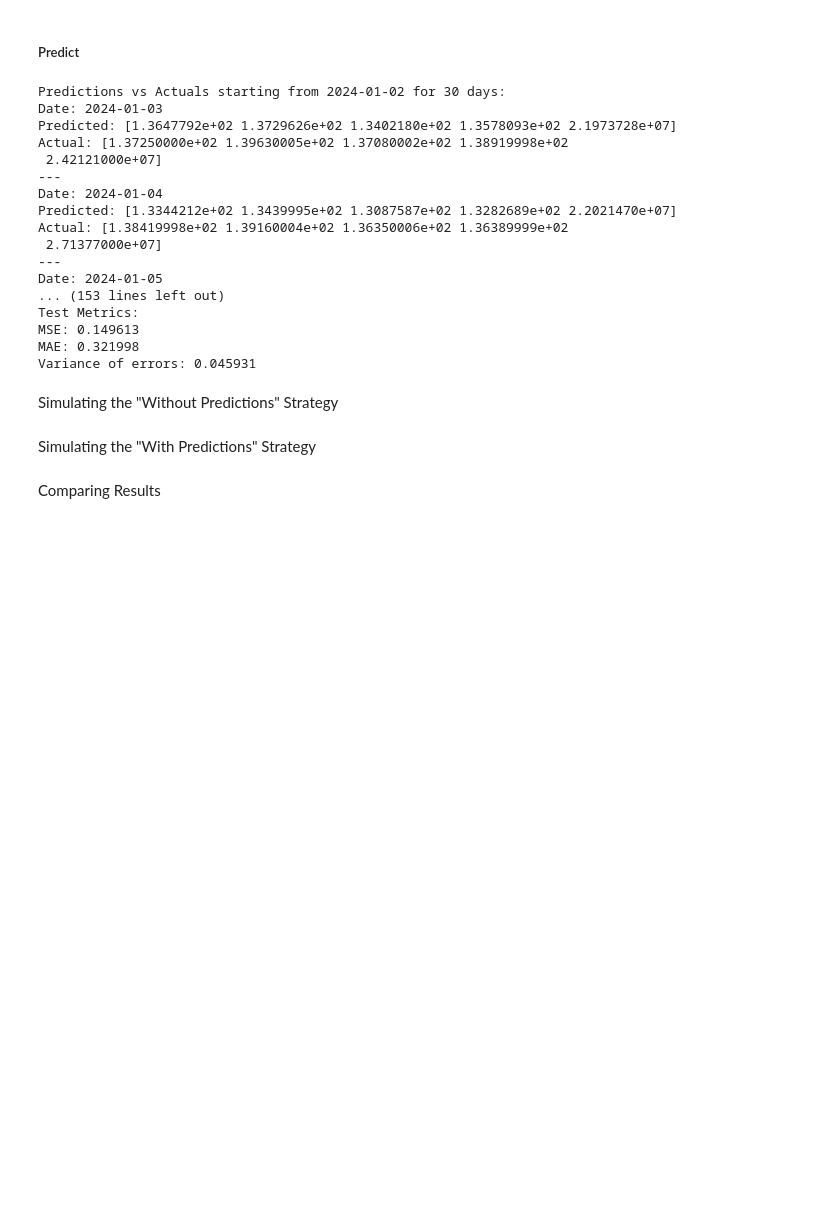
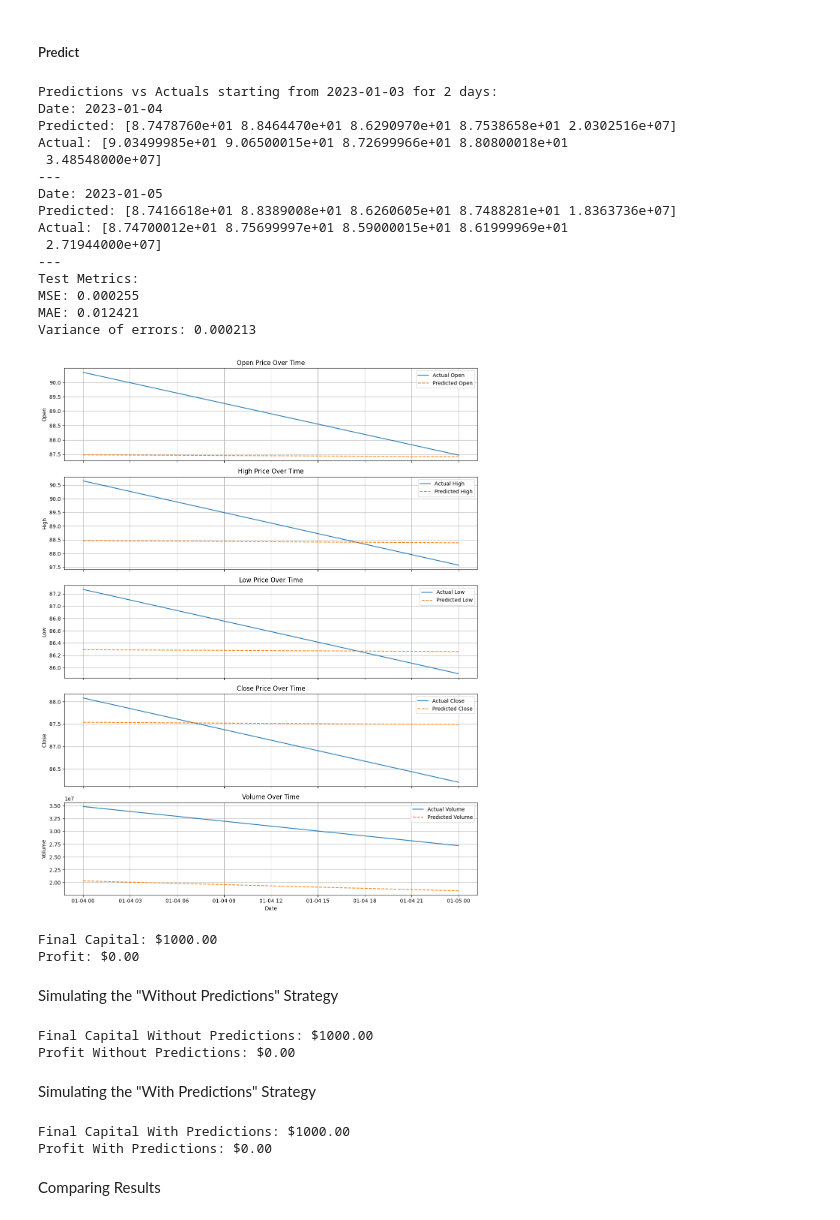
Before and after one commit to georgeslight/Algorithmic_Trading, a Jupyter notebook: experiment_2/src/app.ipynb, the cells around one changed output. Cells and saved outputs as stored; diff of their text form; code cells hidden in the pictures; blank space fills up the shorter version.

Commit message:
plottin predicted results

```diff
--- a/experiment_2/src/app.ipynb
+++ b/experiment_2/src/app.ipynb
@@ -195,9 +198,9 @@ predictor = Predictor(
 )
 
 # Specify parameters for prediction
-start_date = date(2024, 1, 2)
+start_date = date(2023, 1, 3)
 
-days_to_predict = 30
+days_to_predict = 2
 
 # Perform the prediction
 dataset = pp.load_data()  # Load the dataset to access dates
@@ -207,47 +210,58 @@ predicted_values, predicted_values_scaled = predictor.predict_future(dataset, st
 # Extract actual values for comparison
 start_index = dataset.index[dataset['Date'] == start_date][0]
 actual_values = dataset.iloc[start_index + 1:start_index + 1 + days_to_predict][['Open', 'High', 'Low', 'Close', 'Volume']].values
 actual_values_scaled = predictor.scale(actual_values).cpu().numpy()
 
 # Evaluate predictions using multiple metrics
 mse = np.mean((actual_values_scaled - predicted_values_scaled) ** 2)  # Mean Squared Error
 mae = np.mean(np.abs(actual_values_scaled - predicted_values_scaled))  # Mean Absolute Error
 variance = np.var(actual_values_scaled - predicted_values_scaled)  # Variance of errors
 
 
 # Compare predicted values with actual values
 print(f"\nPredictions vs Actuals starting from {start_date.strftime('%Y-%m-%d')} for {days_to_predict} days:")
 
 for i, (prediction, actual) in enumerate(zip(predicted_values, actual_values)):
     prediction_date = dataset.iloc[start_index + 1 + i]['Date']
     print(f"Date: {prediction_date}")
     print(f"Predicted: {prediction}")
     print(f"Actual: {actual}")
     print("---")
 
 # Print evaluation metrics
 print(f"Test Metrics:")
 print(f"MSE: {mse:.6f}")  # Mean Squared Error -> Smaller values indicate better model performance.
 print(f"MAE: {mae:.6f}")  # Mean Absolute Error -> Provides a more interpretable metric compared to MSE (does not square the errors).
 print(f"Variance of errors: {variance:.6f}")  # Variance -> Lower variance indicates that the model consistently makes predictions close to the actual values.
+
+# Plot
+plotter = DataPlotter()
+# Create a DataFrame for results
+df_results = plotter.create_results_dataframe(
+    dates=dataset["Date"].iloc[start_index + 1:start_index + 1 + days_to_predict],  # Use the dates for the prediction range
+    actuals_original=actual_values,
+    predictions_original=predicted_values
+)
+# Plot results for the prediction range
+plotter.plot_results(df_results
+)
 # %% [output]
-Predictions vs Actuals starting from 2024-01-02 for 30 days:
-Date: 2024-01-03
-Predicted: [1.3647792e+02 1.3729626e+02 1.3402180e+02 1.3578093e+02 2.1973728e+07]
-Actual: [1.37250000e+02 1.39630005e+02 1.37080002e+02 1.38919998e+02
- 2.42121000e+07]
+Predictions vs Actuals starting from 2023-01-03 for 2 days:
+Date: 2023-01-04
+Predicted: [8.7478760e+01 8.8464470e+01 8.6290970e+01 8.7538658e+01 2.0302516e+07]
+Actual: [9.03499985e+01 9.06500015e+01 8.72699966e+01 8.80800018e+01
+ 3.48548000e+07]
 ---
-Date: 2024-01-04
-Predicted: [1.3344212e+02 1.3439995e+02 1.3087587e+02 1.3282689e+02 2.2021470e+07]
-Actual: [1.38419998e+02 1.39160004e+02 1.36350006e+02 1.36389999e+02
- 2.71377000e+07]
+Date: 2023-01-05
+Predicted: [8.7416618e+01 8.8389008e+01 8.6260605e+01 8.7488281e+01 1.8363736e+07]
+Actual: [8.74700012e+01 8.75699997e+01 8.59000015e+01 8.61999969e+01
+ 2.71944000e+07]
 ---
-Date: 2024-01-05
-... (153 lines left out)
 Test Metrics:
-MSE: 0.149613
-MAE: 0.321998
-Variance of errors: 0.045931
+MSE: 0.000255
+MAE: 0.012421
+Variance of errors: 0.000213
+[figure, added]
 # %%
 # Example: Simulate profit based on predictions
 initial_capital = 1000  # Starting capital in dollars
@@ -273,6 +287,9 @@ profit = final_capital - initial_capital
 
 print(f"Final Capital: ${final_capital:.2f}")
 print(f"Profit: ${profit:.2f}")
+# %% [output]
+Final Capital: $1000.00
+Profit: $0.00
 # %% [markdown]
 Simulating the "Without Predictions" Strategy
 # %%
@@ -316,6 +333,9 @@ profit_no_predictions = final_capital_no_predictions - initial_capital
 
 print(f"Final Capital Without Predictions: ${final_capital_no_predictions:.2f}")
 print(f"Profit Without Predictions: ${profit_no_predictions:.2f}")
+# %% [output]
+Final Capital Without Predictions: $1000.00
+Profit Without Predictions: $0.00
 # %% [markdown]
 Simulating the "With Predictions" Strategy
 # %%
@@ -357,6 +377,9 @@ profit_with_predictions = final_capital_with_predictions - initial_capital
 
 print(f"Final Capital With Predictions: ${final_capital_with_predictions:.2f}")
 print(f"Profit With Predictions: ${profit_with_predictions:.2f}")
+# %% [output]
+Final Capital With Predictions: $1000.00
+Profit With Predictions: $0.00
 # %% [markdown]
 Comparing Results
 # %%
```
Also changed, not shown: parts of 2 cells of this notebook, 1 other file.
